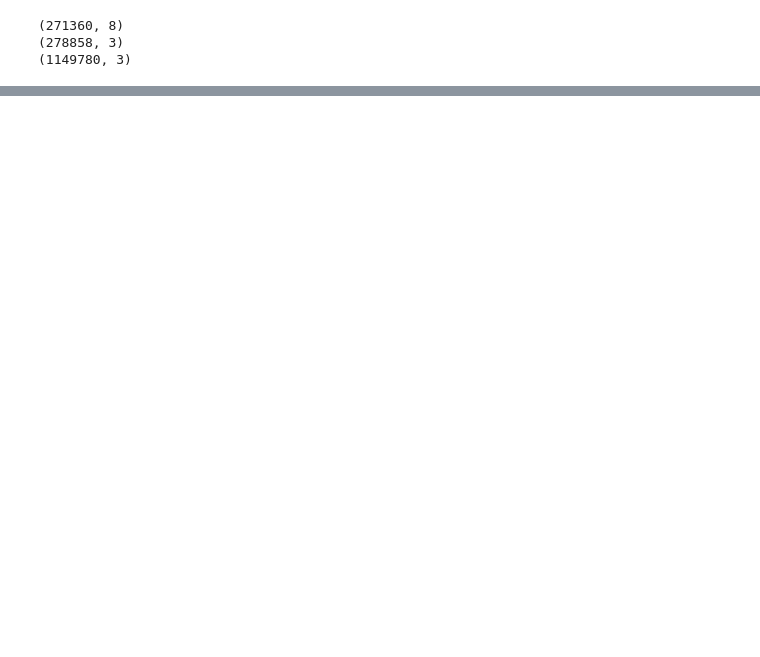
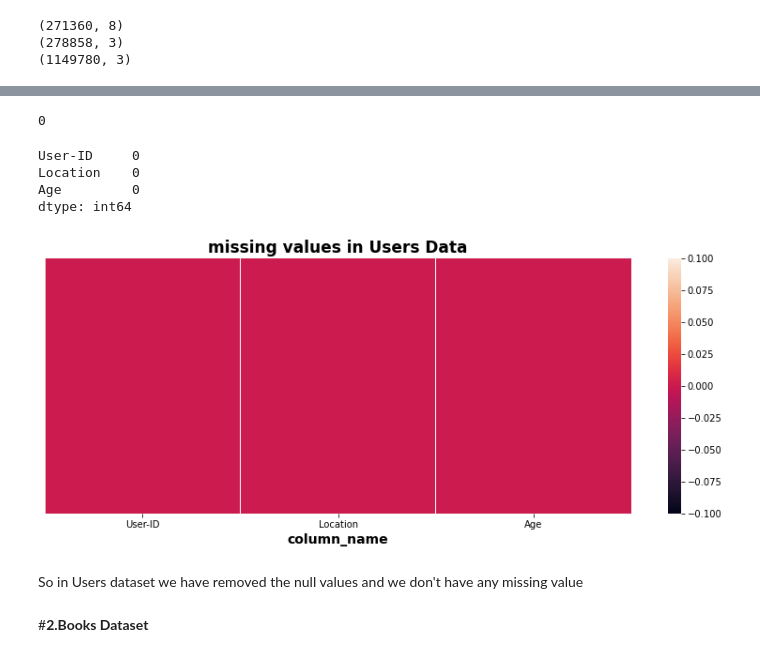
Before and after one commit to RanjithK2608/Book-Recommendation-System, a Jupyter notebook: Book_Recommendation_System.ipynb, the cells around one changed output, grey strips where cells are left out. Drawn from its saved outputs; the diff is of its cells as text; code cells hidden in the pictures; blank space fills up the shorter version.

```diff
--- a/Book_Recommendation_System.ipynb
+++ b/Book_Recommendation_System.ipynb
@@ -174,0 +248,9 @@ We have around 270000 of Books data , 278858 of users data and around 11lakh of
+# %%
+# Replacing age below 5 and above 90 by NaNs
+users.loc[(users.Age > 90) | (users.Age < 5), 'Age'] = np.nan
+# %%
+#Now, Replacing NaNs with mean
+users['Age'].fillna((users['Age'].mean()), inplace=True)
+# %%
+#setting the data type as int
+users.Age = users.Age.astype(np.int64)
@@ -174,0 +271,27 @@ We have around 270000 of Books data , 278858 of users data and around 11lakh of
+# %%
+# Checking for any duplicate values
+len(users[users.duplicated()])
+# No duplicate
+# %% [output]
+0
+# %%
+#checking null values
+users.isnull().sum()
+# %% [output]
+User-ID     0
+Location    0
+Age         0
+dtype: int64
+# %%
+# Checking missing values
+plt.figure(figsize=(14, 5))
+sns.heatmap(users.isnull(), cbar=True, yticklabels=False)
+plt.xlabel("column_name", size=14, weight="bold")
+plt.title("missing values in Users Data",fontweight="bold",size=17)
+plt.show()
+# %% [output]
+[figure, added]
+# %% [markdown]
+So in Users dataset we have removed the null values and we don't have any missing value
+# %% [markdown]
+#<b>2.Books Dataset
```
Also changed, not shown: parts of 13 cells of this notebook.
